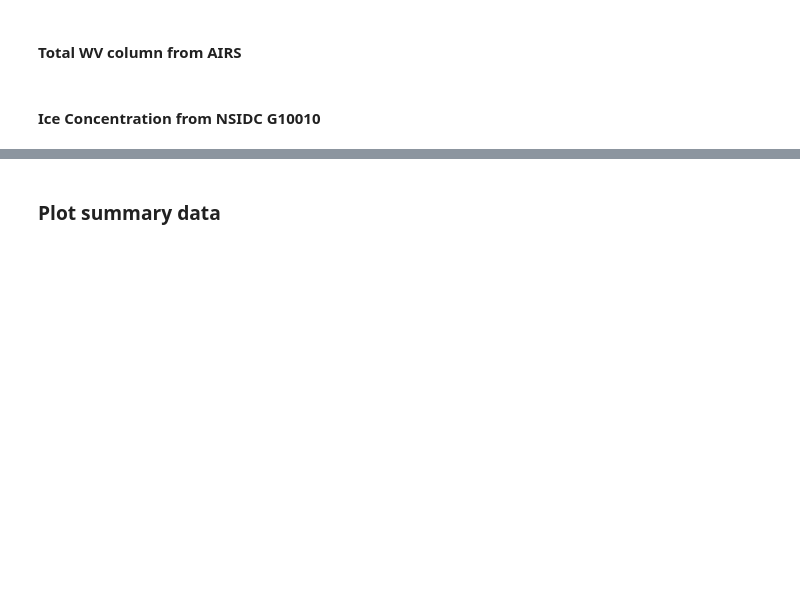
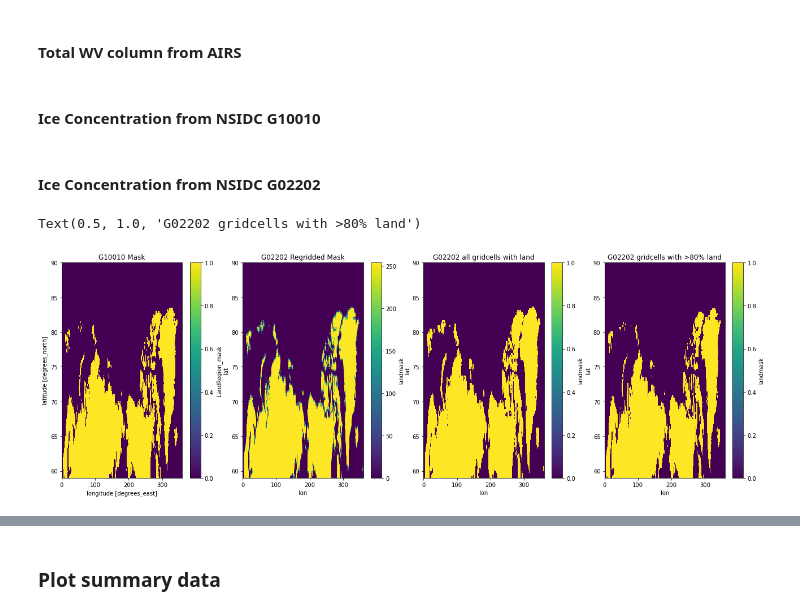
Before and after one commit to jshaw35/spectral_ice, a Jupyter notebook: figure1/figure1abc.ipynb, the cells around one changed output, grey strips where cells are left out. Cells and saved outputs as stored; diff of their text form; code cells hidden in the pictures; blank space fills up the shorter version.

```diff
--- a/figure1/figure1abc.ipynb
+++ b/figure1/figure1abc.ipynb
@@ -273,0 +268,17 @@ g10010_trends,g10010_statsig,g10010_notnull = compute_trends_n_signif(g10010_sub
+# %% [markdown]
+#### Ice Concentration from NSIDC G02202
+# %%
+fig,axs = plt.subplots(1,4,figsize=(22,7))
+
+(g10010_tsel['LandRegion_mask']==20).plot(ax=axs[0]) # mask on 0.25x0.25 deg grid from the g10010 product
+axs[0].set_title('G10010 Mask')
+
+g02202_ancillary_ds.sel(lat=slice(59,None))['landmask'].plot(ax=axs[1])
+axs[1].set_title('G02202 Regridded Mask')
+(g02202_ancillary_ds.sel(lat=slice(59,None))['landmask']>0).plot(ax=axs[2]) # reject all gridcell with any land, smoothes
+axs[2].set_title('G02202 all gridcells with land')
+(g02202_ancillary_ds.sel(lat=slice(59,None))['landmask']>200).plot(ax=axs[3]) # reject all gridcell with any land, smoothes
+axs[3].set_title('G02202 gridcells with >80% land')
+# %% [output]
+Text(0.5, 1.0, 'G02202 gridcells with >80% land')
+[figure, added]
```
Also changed, not shown: parts of 30 cells of this notebook, 1 other file.
